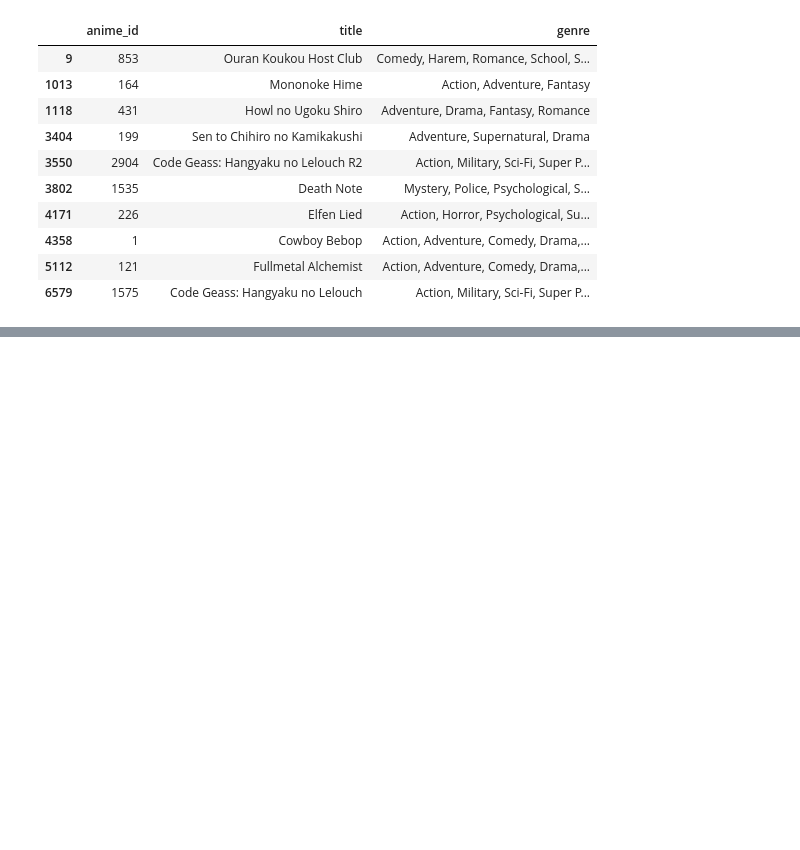
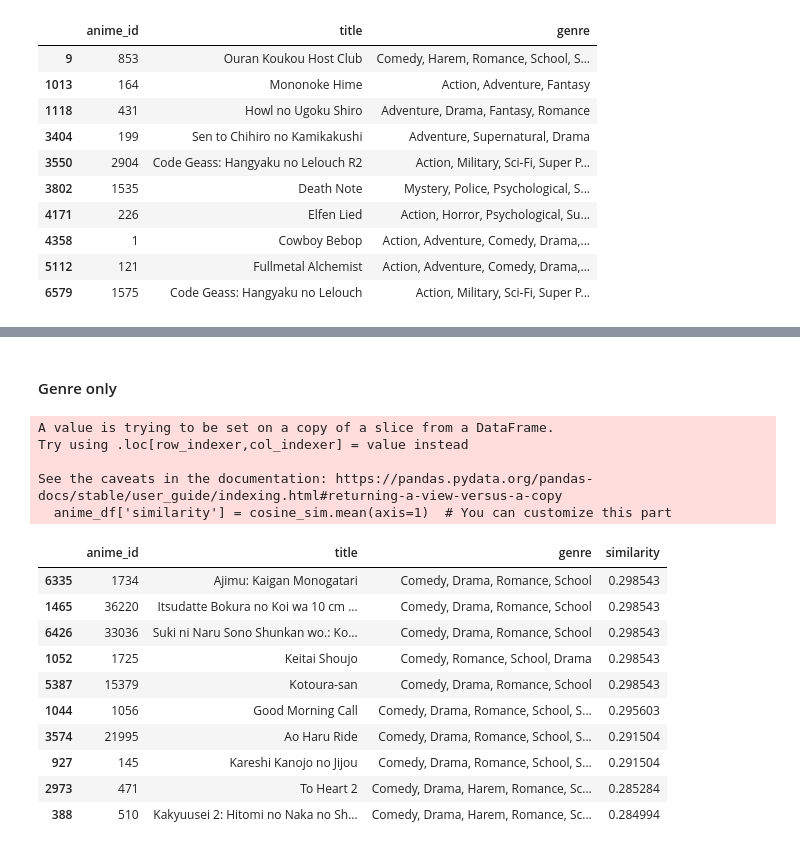
Before and after one commit to Nitheeshwar/Anime-recommendation-system, a Jupyter notebook: Testing/testing.ipynb, the cells around one changed output, grey strips where cells are left out. Drawn from its saved outputs; the diff is of its cells as text; code cells hidden in the pictures; blank space fills up the shorter version.

```diff
--- a/Testing/testing.ipynb
+++ b/Testing/testing.ipynb
@@ -744,0 +980,75 @@ KNN-based Collaborative Filtering Recommendations:
+# %% [markdown]
+#### Genre only
+# %%
+def recommend_anime_by_genrefilter(anime_df, genre_filters, top_n=10, match_all=False):
+    """
+    Recommend anime based on the genre filter.
+
+    Parameters:
+    - anime_df (DataFrame): Global anime dataset (with anime_id, title, genre).
+    - genre_filters (list of str): List of genres to filter by (e.g., ["Action", "Adventure"]).
+    - top_n (int): Number of recommendations to return.
+    - match_all (bool): If True, match anime that include all specified genres. Otherwise, match any genre.
+
+    Returns:
+    - DataFrame: Top N recommended anime.
+    """
+    from sklearn.feature_extraction.text import TfidfVectorizer
+    from sklearn.metrics.pairwise import cosine_similarity
+
+    # Filter by genres if specified
+    if genre_filters:
+        if match_all:
+            # Match all genres: Anime must include all genres in the filter
+            genre_filter_set = set(genre_filters)
+            anime_df = anime_df[
+                anime_df['genre'].apply(lambda x: genre_filter_set.issubset(set(x.split(', '))))
+            ]
+        else:
+            # Match any genre: Anime must include at least one genre in the filter
+            genre_regex = '|'.join(genre_filters)  # Create a regex to match any genre
+            anime_df = anime_df[anime_df['genre'].str.contains(genre_regex, case=False)]
+
+    # TF-IDF Vectorization for genre similarity
+    tfidf_vectorizer = TfidfVectorizer()
+    genre_tfidf_matrix = tfidf_vectorizer.fit_transform(anime_df['genre'].tolist())
+
+    # Calculate Cosine Similarity among anime based on genres
+    cosine_sim = cosine_similarity(genre_tfidf_matrix, genre_tfidf_matrix)
+
+    # Add similarity scores to the anime dataframe
+    anime_df['similarity'] = cosine_sim.mean(axis=1)  # You can customize this part
+
+    # Sort by similarity and return top N
+    #recommendations = anime_df.sort_values(by='similarity', ascending=False).head(top_n)
+    content_recommendations = anime_df.sort_values('similarity', ascending=False)
+    filtered_content_recommendations = content_recommendations[~content_recommendations['anime_id'].isin(exclude_ids)]
+    filtered_recommendations = filter_related_recommendations(filtered_content_recommendations, anime_df)
+
+    final_recommendations = filtered_recommendations.head(top_n)
+    final_recommendations
+
+    return final_recommendations[['anime_id', 'title', 'genre', 'similarity']]
+    #return recommendations[['anime_id', 'title', 'genre', 'similarity']]
+
+# Example Usage
+genre_filters = ["Romance"]  # List of genres to filter by
+recommendations = recommend_anime_by_genrefilter(anime_df, genre_filters, top_n=10, match_all=False)
+recommendations
+# %% [output]
+A value is trying to be set on a copy of a slice from a DataFrame.
+Try using .loc[row_indexer,col_indexer] = value instead
+
+See the caveats in the documentation: https://pandas.pydata.org/pandas-docs/stable/user_guide/indexing.html#returning-a-view-versus-a-copy
+  anime_df['similarity'] = cosine_sim.mean(axis=1)  # You can customize this part
+|  | anime_id | title | genre | similarity |
+| 6335 | 1734 | Ajimu: Kaigan Monogatari | Comedy, Drama, Romance, School | 0.298543 |
+| 1465 | 36220 | Itsudatte Bokura no Koi wa 10 cm ... | Comedy, Drama, Romance, School | 0.298543 |
+| 6426 | 33036 | Suki ni Naru Sono Shunkan wo.: Ko... | Comedy, Drama, Romance, School | 0.298543 |
+| 1052 | 1725 | Keitai Shoujo | Comedy, Romance, School, Drama | 0.298543 |
+| 5387 | 15379 | Kotoura-san | Comedy, Drama, Romance, School | 0.298543 |
+| 1044 | 1056 | Good Morning Call | Comedy, Drama, Romance, School, S... | 0.295603 |
+| 3574 | 21995 | Ao Haru Ride | Comedy, Drama, Romance, School, S... | 0.291504 |
+| 927 | 145 | Kareshi Kanojo no Jijou | Comedy, Drama, Romance, School, S... | 0.291504 |
+| 2973 | 471 | To Heart 2 | Comedy, Drama, Harem, Romance, Sc... | 0.285284 |
+| 388 | 510 | Kakyuusei 2: Hitomi no Naka no Sh... | Comedy, Drama, Harem, Romance, Sc... | 0.284994 |
```
Also changed, not shown: parts of 6 cells of this notebook, 1 other file.
